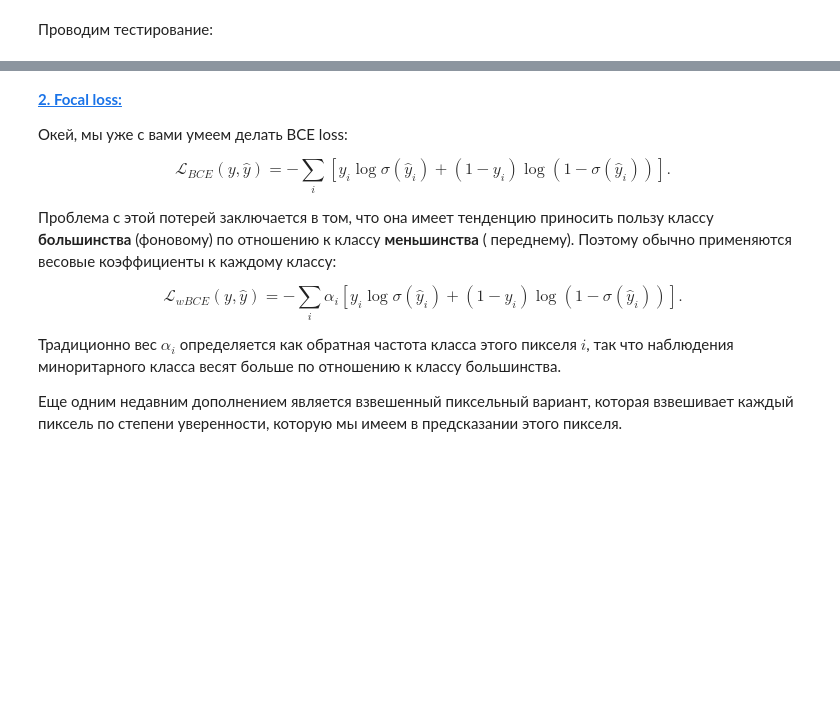
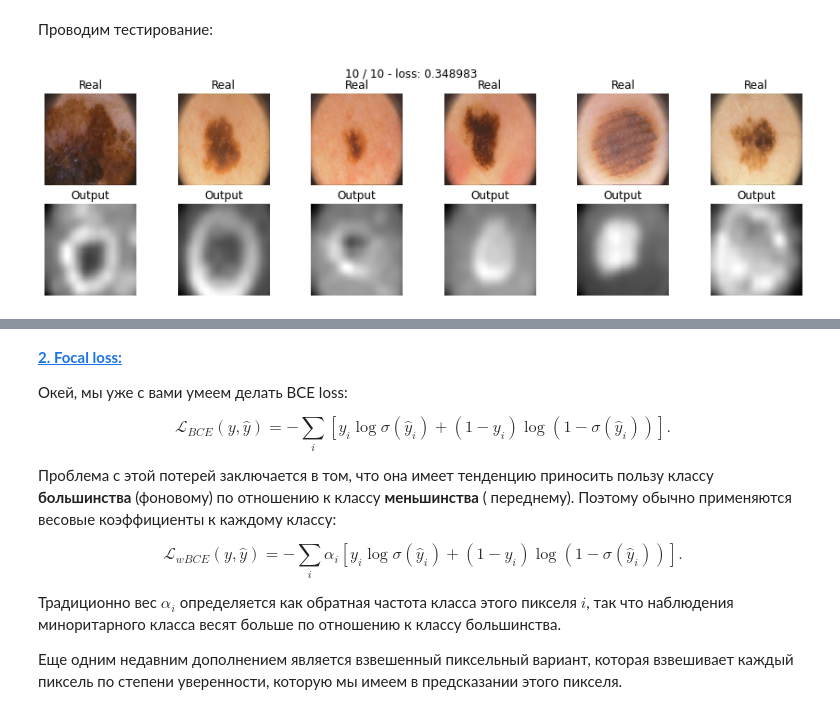
Before and after one commit to Andrey-Epifanov-k721/conv_networks, a Jupyter notebook: Семантическая_сегментация_v2.ipynb, the cells around one changed output, grey strips where cells are left out. Drawn from its saved outputs; the diff is of its cells as text; code cells hidden in the pictures; blank space fills up the shorter version.

```diff
--- a/Семантическая_сегментация_v2.ipynb
+++ b/Семантическая_сегментация_v2.ipynb
@@ -454,17 +454,30 @@ $$\mathcal L_D(X,Y) = 1-\frac{1}{256 \times 256} \times \frac{\sum_i2X_iY_i}{\su
 Не забудьте подумать о численной нестабильности, возникающей в математической формуле.
 # %%
 def dice_loss(y_real, y_pred):
-    num =
-    den =
-    res =
+    num = 2 * abs(y_real * y_pred)
+    den =  abs(y_real) + abs(y_pred)
+    res = (num/den).mean()
+    print("res:", res.size())
     return res
+# %%
+# Функция dice_loss которую написал chatGPT
+def dice_loss(y_pred, y_true):
+    smooth = 1e-5
+    y_pred = y_pred.view(-1)
+    y_true = y_true.view(-1)
+    intersection = (y_pred * y_true).sum()
+    dice = (2. * intersection + smooth) / (y_pred.sum() + y_true.sum() + smooth)
+    loss = 1. - dice
+    return loss
 # %% [markdown]
 Проводим тестирование:
 # %%
 model_dice = SegNet().to(device)
 
-max_epochs = 40
+max_epochs = 10
 optimaizer = optim.Adam(model_dice.parameters())
 train(model_dice, optimaizer, dice_loss, max_epochs, data_tr, data_val)
+# %% [output]
+[figure, added]
 # %%
 score_model(model_dice, iou_pytorch, data_val)
```
Also changed, not shown: parts of 12 cells of this notebook.
